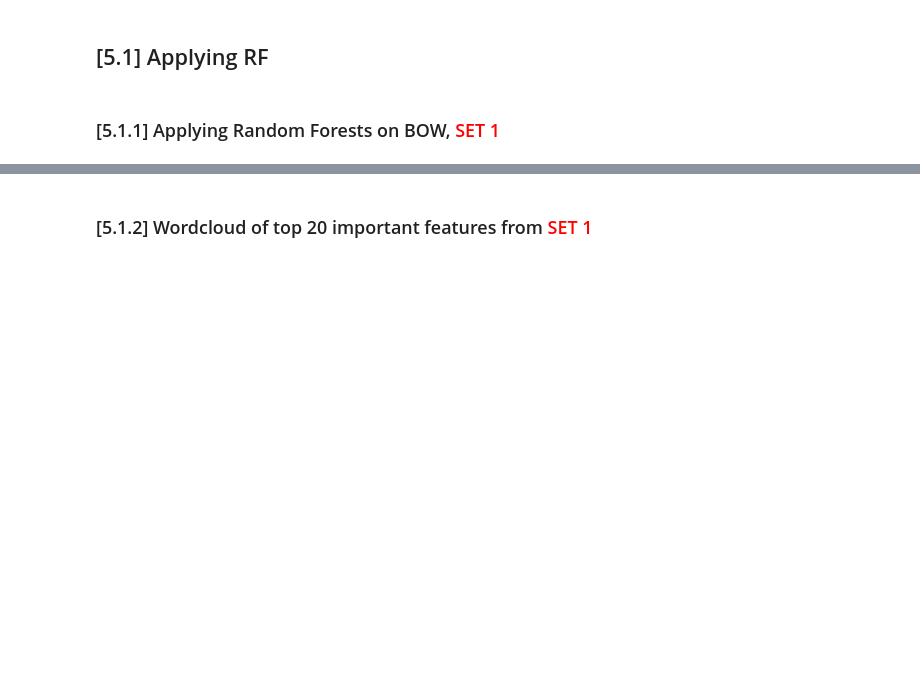
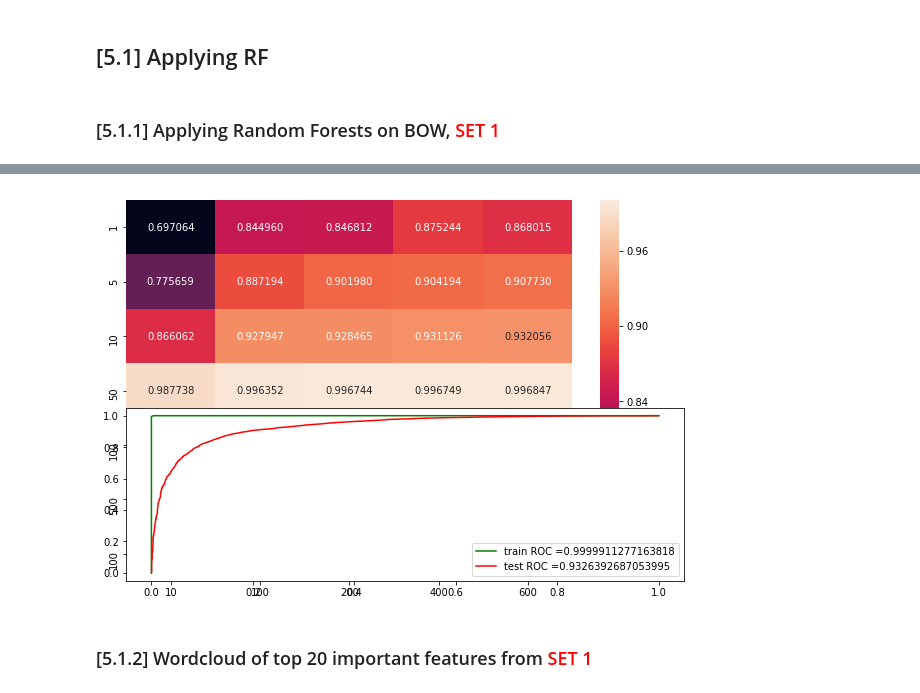
Before and after one commit to data-science-and-machine-learning/amazon-fine-food-reviews-random-forest, a Jupyter notebook: 09_Amazon_Fine_Food_Reviews_Analysis_RF.ipynb, the cells around one changed output, grey strips where cells are left out. Drawn from its saved outputs; the diff is of its cells as text; code cells hidden in the pictures; blank space fills up the shorter version.

Commit message:
heatmap of bow

```diff
--- a/09_Amazon_Fine_Food_Reviews_Analysis_RF.ipynb
+++ b/09_Amazon_Fine_Food_Reviews_Analysis_RF.ipynb
@@ -519,3 +544,17 @@ for sent in tqdm(list_of_sentance): # for each review/sentence
+# %%
+# Pickle load
+import pickle
+
+f = open("content/drive/My Drive/pickles/picklefile", "r")
+final_counts = pickle.load(f)
+final_counts_test = pickle.load(f)
+final_tf_idf = pickle.load(f)
+final_tf_idf_test = pickle.load(f)
+sent_vectors = pickle.load(f)
+sent_vectors_test = pickle.load(f)
+tfidf_sent_vectors = pickle.load(f)
+tfidf_sent_vectors_test = pickle.load(f)
+f.close()
 # %% [markdown]
 # [5] Assignment 9: Random Forests
 # %% [markdown]
@@ -591,3 +664,24 @@ for sent in tqdm(list_of_sentance): # for each review/sentence
+# %%
+import seaborn as sns
+fig, ax = plt.subplots(figsize=(10,7))
+ax= sns.heatmap((np.reshape(train_auc, (7,5))), yticklabels= depth, xticklabels = n_estimators, annot=True, fmt="f")
+TRCM= confusion_matrix(y_train, best_model.predict(train))
+TECM= confusion_matrix(y_test, best_model.predict(test))
+
+#ROC curve on both train and test data
+train_fpr, train_tpr, thresholds = roc_curve(y_train, best_model.predict_proba(train)[:,1])
+test_fpr, test_tpr, thresholds = roc_curve(y_test, best_model.predict_proba(test)[:,1])
+
+ax2= fig.add_subplot(212)
+ax2.plot(train_fpr, train_tpr, label="train ROC ="+str(auc(train_fpr, train_tpr)), color='green')
+ax2.plot(test_fpr, test_tpr, label="test ROC ="+str(auc(test_fpr, test_tpr)), color='red')
+ax2.legend()
+
+EST_BOW= grid.best_estimator_
+AUC_BOW= best_score
+CM_BOW= TECM
+# %% [output]
+[figure, added]
 # %% [markdown]
 ### [5.1.2] Wordcloud of top 20 important features from<font color='red'> SET 1</font>
 # %%
```
Also changed, not shown: parts of 12 cells of this notebook.
